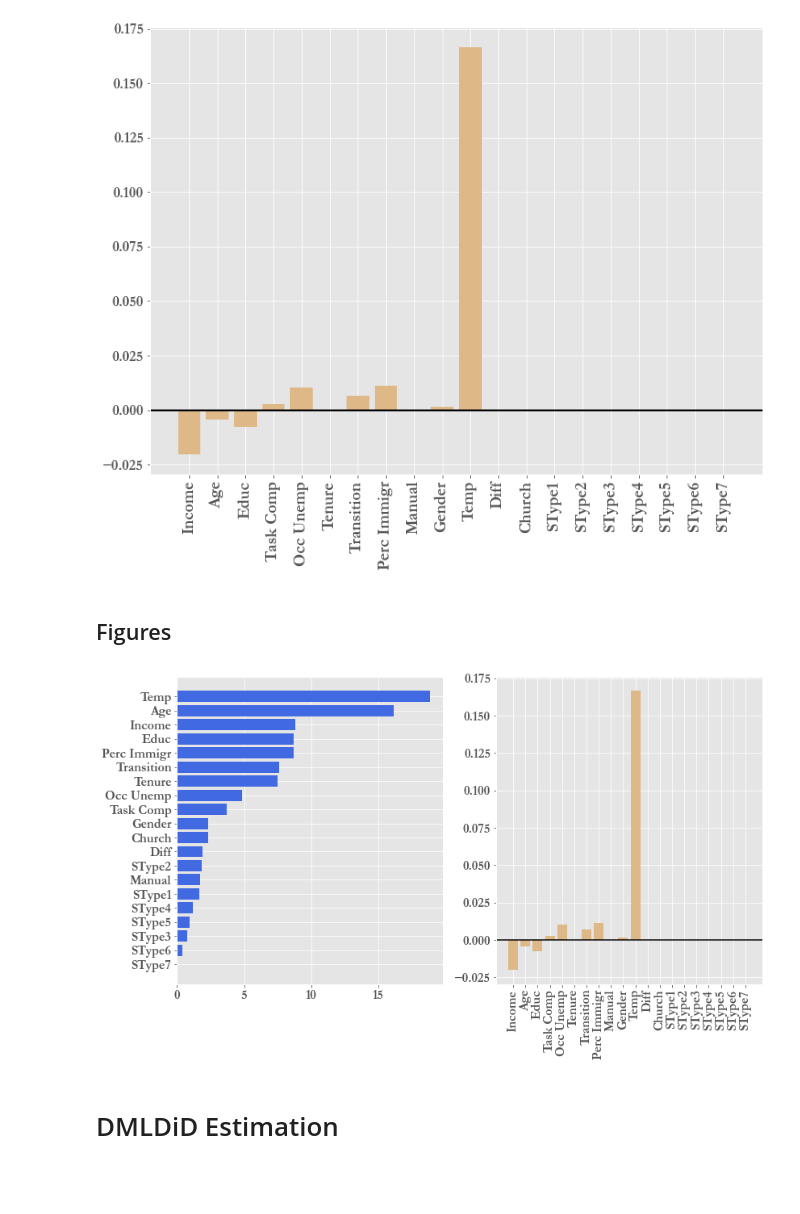
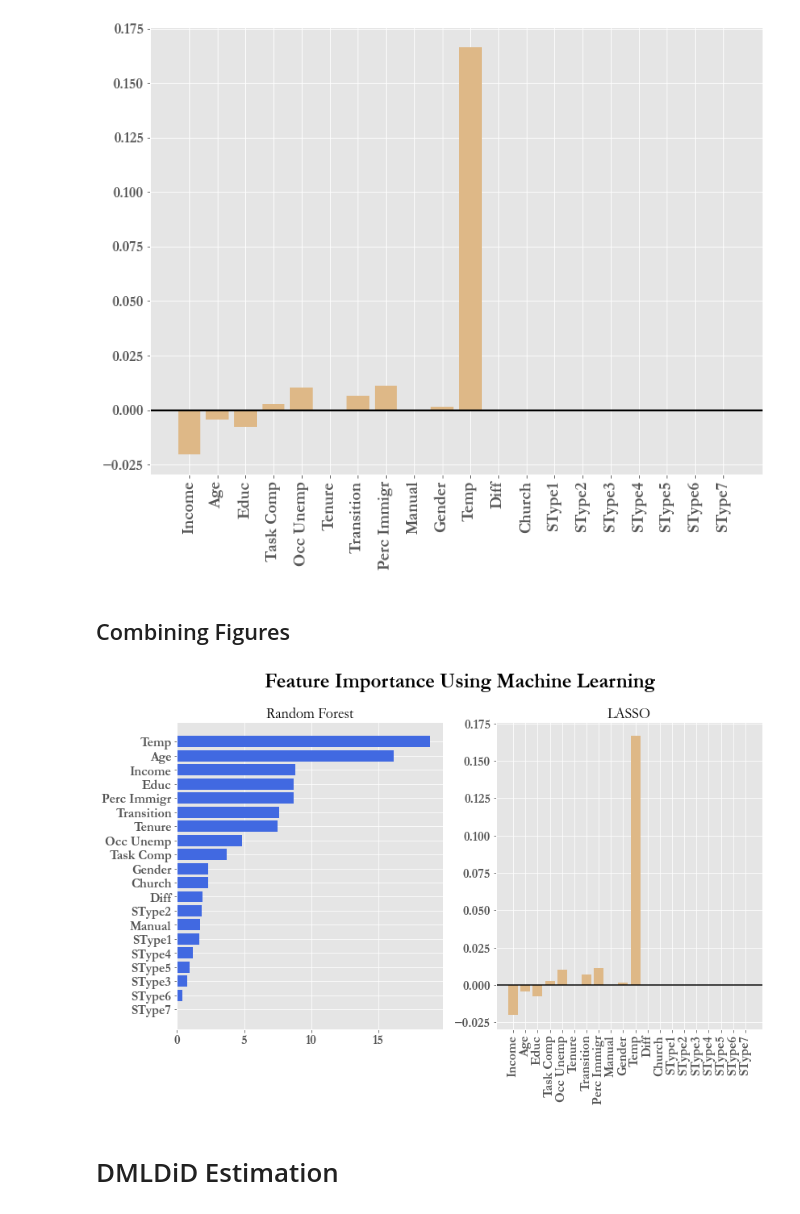
Before and after one commit to nmhkim/capstone, a Jupyter notebook: FeatureSelection.ipynb, the cells around one changed output. Drawn from its saved outputs; the diff is of its cells as text; code cells hidden in the pictures; blank space fills up the shorter version.

```diff
--- a/FeatureSelection.ipynb
+++ b/FeatureSelection.ipynb
@@ -568,19 +263,22 @@ plt.show()
 # %% [output]
 [figure]
 # %% [markdown]
-## Figures
+## Combining Figures
 # %%
 fig, ax = plt.subplots(1, 2, figsize=(13, 7))
-ax[0].tick_params(axis='both', which='major', labelsize=16, )
+fig.suptitle('Feature Importance Using Machine Learning', fontsize=25, fontweight='bold', y=1)
+ax[0].set_title('Random Forest', fontsize=18)
+ax[0].tick_params(axis='both', which='major', labelsize=16)
 ax[0].barh(importance.index, importance['importance'], color='royalblue')
+ax[1].set_title('LASSO', fontsize=18)
 ax[1].tick_params(axis='x', which='major', labelrotation=90, labelsize=16)
 ax[1].tick_params(axis='y', which='major', labelsize=16)
 ax[1].bar(col_names, lasso.coef_.tolist(), color='burlywood')
 ax[1].axhline(y=0, color='black')
 plt.savefig('features.png', dpi=500, bbox_inches='tight')
 plt.show()
 # %% [output]
-[figure, old version]
+[figure, new version]
 # %% [markdown]
 # DMLDiD Estimation
 # %%
```
Also changed, not shown: parts of 22 cells of this notebook, 15 other files.
